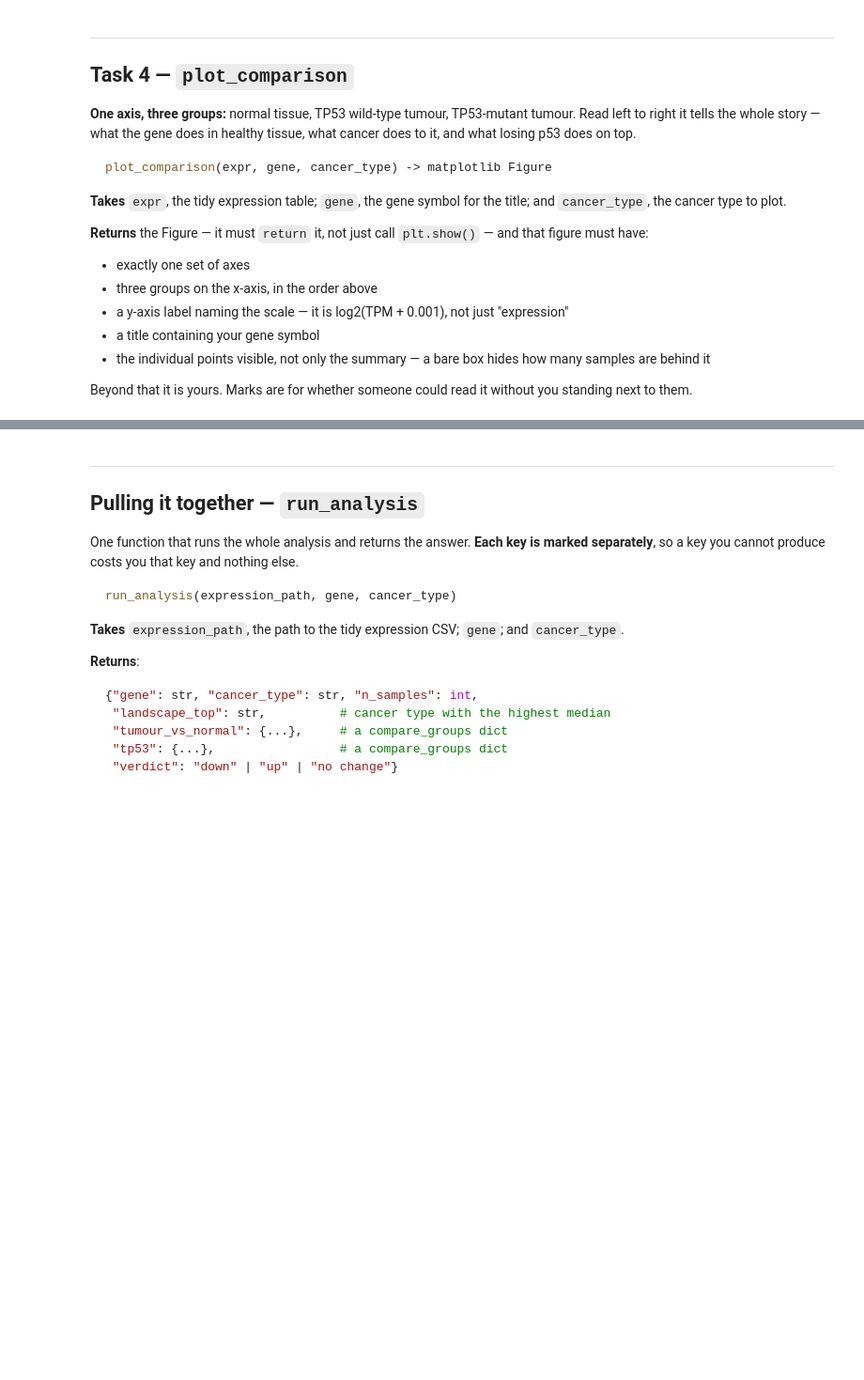
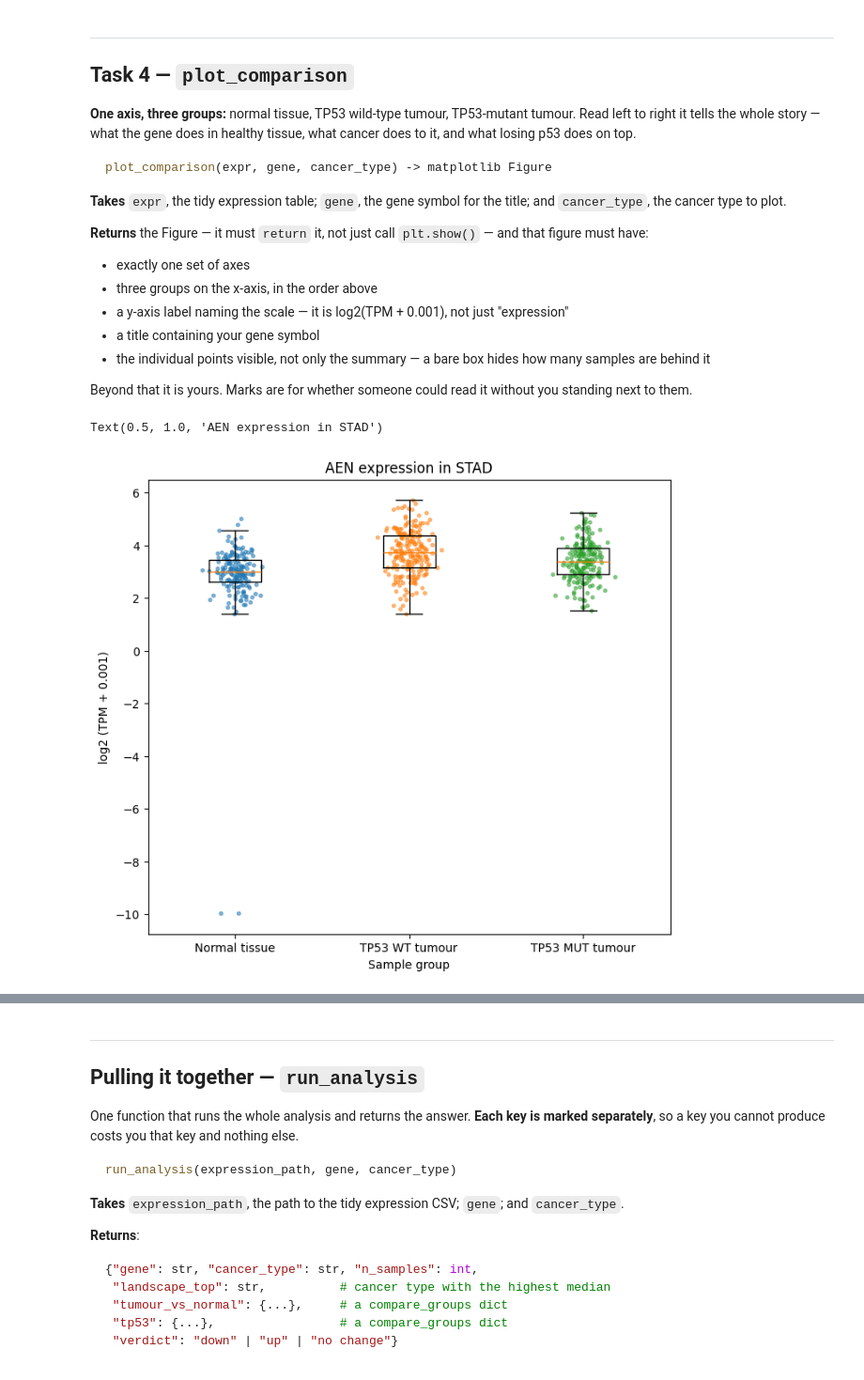
Before and after one commit to gabp20/Final-project-gabp20, a Jupyter notebook: Copy_of_02_p53_analysis.ipynb, the cells around one changed output, grey strips where cells are left out. Shown at 94% size. Drawn from its saved outputs; the diff is of its cells as text; code cells hidden in the pictures; blank space fills up the shorter version.

Commit message:
Task 4 completed: plot_comparison plots gene expression of the chosen gene against normal and tumour types.

```diff
--- a/Copy_of_02_p53_analysis.ipynb
+++ b/Copy_of_02_p53_analysis.ipynb
@@ -550,0 +547,32 @@ def plot_comparison(expr, gene, cancer_type):
+# %%
+plot_data = expr[expr["cancer_type"] == CANCER_TYPE] # Keep al STAD data (tumour and normal)
+
+# select normal rows
+normal_values = plot_data[plot_data["group"] == "normal"]["log2_tpm"].dropna() # take expression measurements / drop missing rows
+
+# Select wild-type rows (tumour group and wild-type tp53 status) and mutant rows (tumour group and MUT tp53 status)
+wt_values = plot_data[(plot_data["group"] == "tumour") & (plot_data["tp53_status"] == "WT")]["log2_tpm"].dropna() # take expression measurements / drop missing rows
+mut_values = plot_data[(plot_data["group"] == "tumour") & (plot_data["tp53_status"] == "MUT")]["log2_tpm"].dropna() # take expression measurements / drop missing rows
+
+groups = [normal_values, wt_values, mut_values] # Create a list with the three variables
+
+# Create our figure (single panel)
+fig, ax = plt.subplots(figsize=(8, 7))
+ax.boxplot(groups, showfliers = False) # Create a box plot removing any outliers.
+
+
+
+
+# Create scatter
+for position, values in enumerate(groups, start=1):
+    x = np.random.normal(position, 0.06, len(values)) # Create a random coordinate for each group (prevent stacking)
+    ax.scatter(x, values, s=8, alpha=0.5)
+
+ax.set_xticks([1, 2, 3], labels=["Normal tissue", "TP53 WT tumour", "TP53 MUT tumour"])
+
+ax.set_xlabel("Sample group")
+ax.set_ylabel("log2 (TPM + 0.001)")
+ax.set_title(f"{GENE} expression in {CANCER_TYPE}")
+# %% [output]
+Text(0.5, 1.0, 'AEN expression in STAD')
+[figure, added]
```
Also changed, not shown: parts of 4 cells of this notebook.
